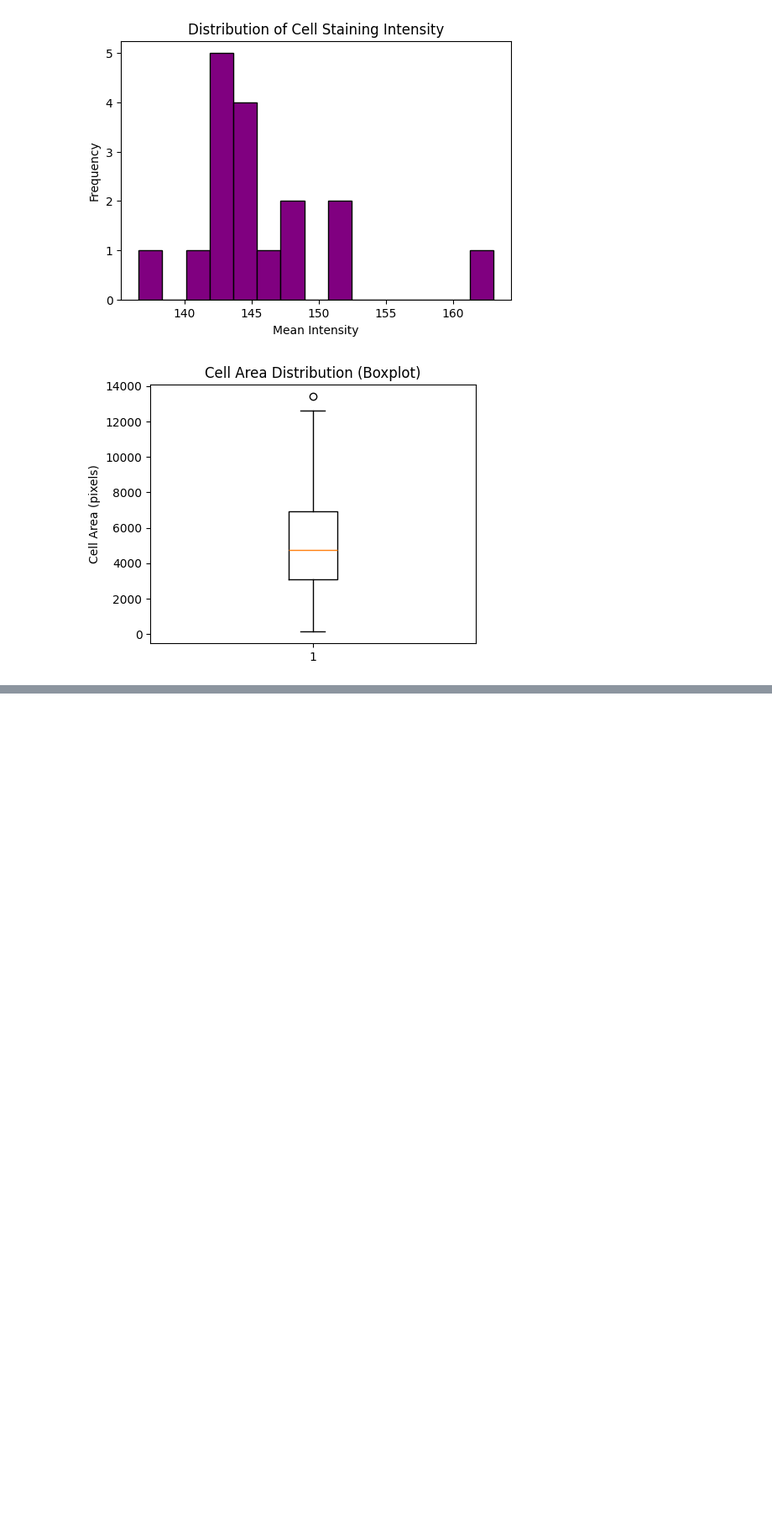
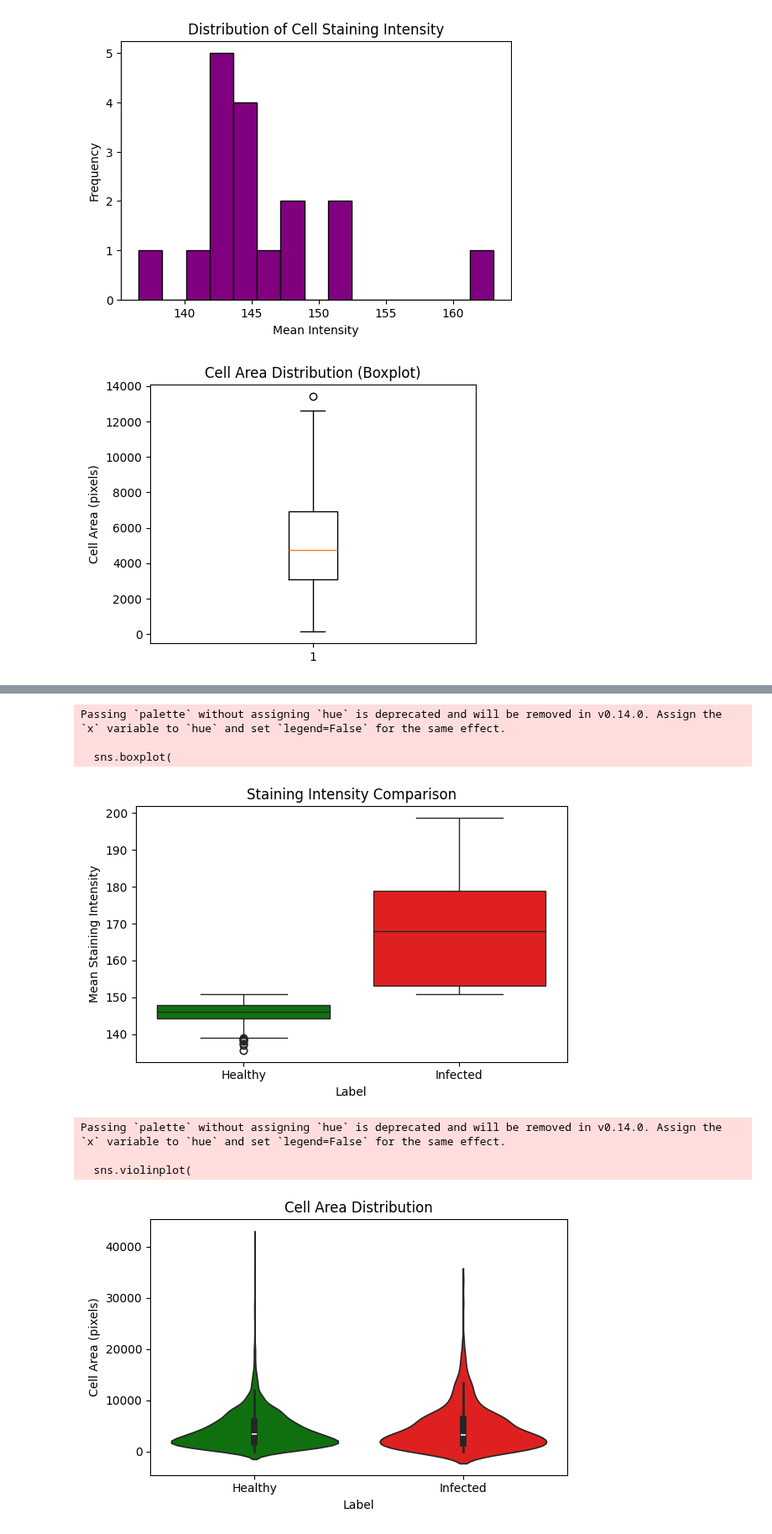
Before and after one commit to tithishah21/malaria-image-segmentation, a Jupyter notebook: Microscopic_Counting_and_Classification.ipynb, the cells around one changed output, grey strips where cells are left out. Shown at 84% size. Cells and saved outputs as stored; diff of their text form; code cells hidden in the pictures; blank space fills up the shorter version.

```diff
--- a/Microscopic_Counting_and_Classification.ipynb
+++ b/Microscopic_Counting_and_Classification.ipynb
@@ -537,0 +758,20 @@ plt.show()
+# %%
+# ============================================================
+# STEP 14: CREATE LABELS (INFECTED vs HEALTHY)
+# ============================================================
+# We create a binary label using staining intensity.
+# In malaria microscopy, infected cells absorb stain
+# more strongly → higher intensity values.
+# This is a biologically meaningful heuristic.
+# ============================================================
+
+# Threshold based on dataset statistics
+intensity_threshold = df_all_cells["Mean_Intensity"].mean()
+
+# Label cells
+# 1 → Infected
+# 0 → Healthy
+df_all_cells["Label"] = (df_all_cells["Mean_Intensity"] > intensity_threshold).astype(int)
+
+# Check label distribution
+df_all_cells["Label"].value_counts()
@@ -537,0 +904,44 @@ plt.show()
+# %%
+# ============================================================
+# STEP 20: PUBLICATION-QUALITY DISTRIBUTION PLOTS
+# ============================================================
+# These plots are suitable for:
+# - Results section
+# - Supplementary figures
+# ============================================================
+
+plt.figure(figsize=(6,4))
+sns.boxplot(
+    data=df_all_cells,
+    x="Label",
+    y="Mean_Intensity",
+    palette=["green", "red"]
+)
+plt.xticks([0,1], ["Healthy", "Infected"])
+plt.ylabel("Mean Staining Intensity")
+plt.title("Staining Intensity Comparison")
+plt.tight_layout()
+plt.show()
+
+
+plt.figure(figsize=(6,4))
+sns.violinplot(
+    data=df_all_cells,
+    x="Label",
+    y="Cell_Area",
+    palette=["green", "red"]
+)
+plt.xticks([0,1], ["Healthy", "Infected"])
+plt.ylabel("Cell Area (pixels)")
+plt.title("Cell Area Distribution")
+plt.tight_layout()
+plt.show()
+# %% [output]
+Passing `palette` without assigning `hue` is deprecated and will be removed in v0.14.0. Assign the `x` variable to `hue` and set `legend=False` for the same effect.
+
+  sns.boxplot(
+[figure, added]
+Passing `palette` without assigning `hue` is deprecated and will be removed in v0.14.0. Assign the `x` variable to `hue` and set `legend=False` for the same effect.
+
+  sns.violinplot(
+[figure, added]
```
Also changed, not shown: parts of 9 cells of this notebook.
